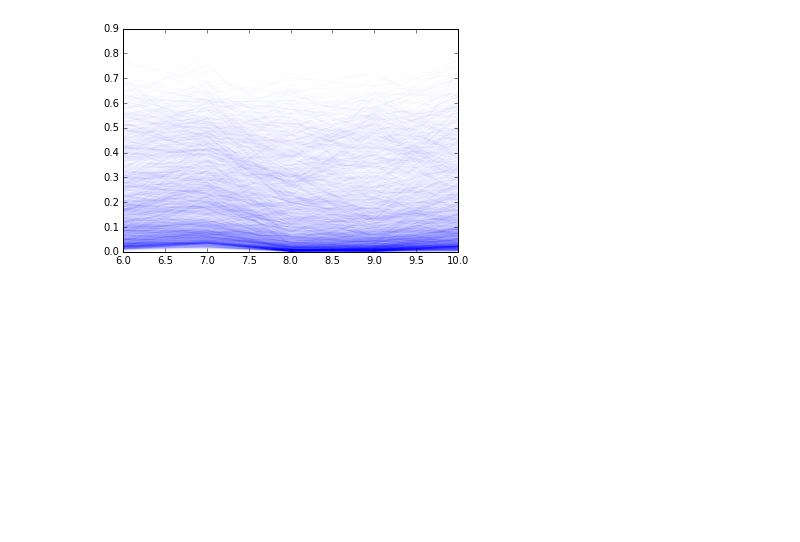
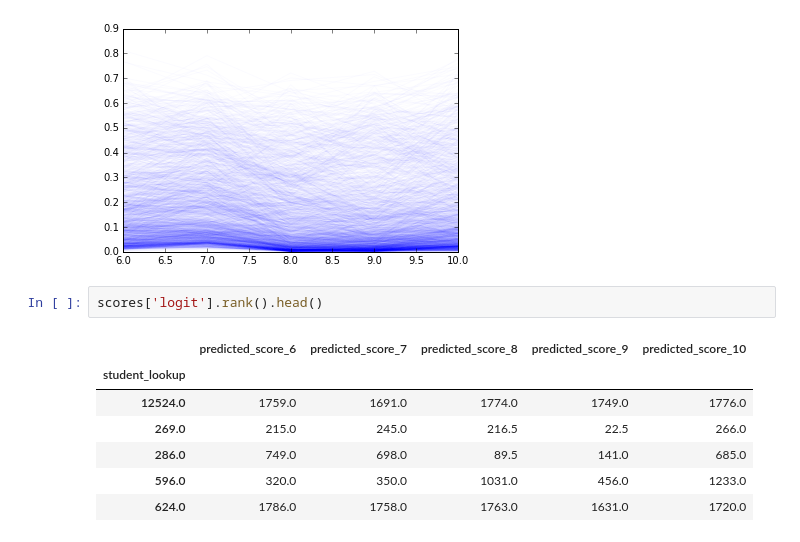
Before and after one commit to jgutman/mvesc, a Jupyter notebook: Descriptives/exploring_model_results_08_17.ipynb, the cells around one changed output. Drawn from its saved outputs; the diff is of its cells as text; blank space fills up the shorter version.

```diff
--- a/Descriptives/exploring_model_results_08_17.ipynb
+++ b/Descriptives/exploring_model_results_08_17.ipynb
@@ -305,3 +376,13 @@ plt.show()
 # %% [output]
 <matplotlib.figure.Figure at 0x...>
 [figure]
+# %%
+scores['logit'].rank().head()
+# %% [output]
+|  | predicted_score_6 | predicted_score_7 | predicted_score_8 | predicted_score_9 | predicted_score_10 |
+| student_lookup |  |  |  |  |  |
+| 12524.0 | 1759.0 | 1691.0 | 1774.0 | 1749.0 | 1776.0 |
+| 269.0 | 215.0 | 245.0 | 216.5 | 22.5 | 266.0 |
+| 286.0 | 749.0 | 698.0 | 89.5 | 141.0 | 685.0 |
+| 596.0 | 320.0 | 350.0 | 1031.0 | 456.0 | 1233.0 |
+| 624.0 | 1786.0 | 1758.0 | 1763.0 | 1631.0 | 1720.0 |
```
Also changed, not shown: parts of 8 cells of this notebook.
